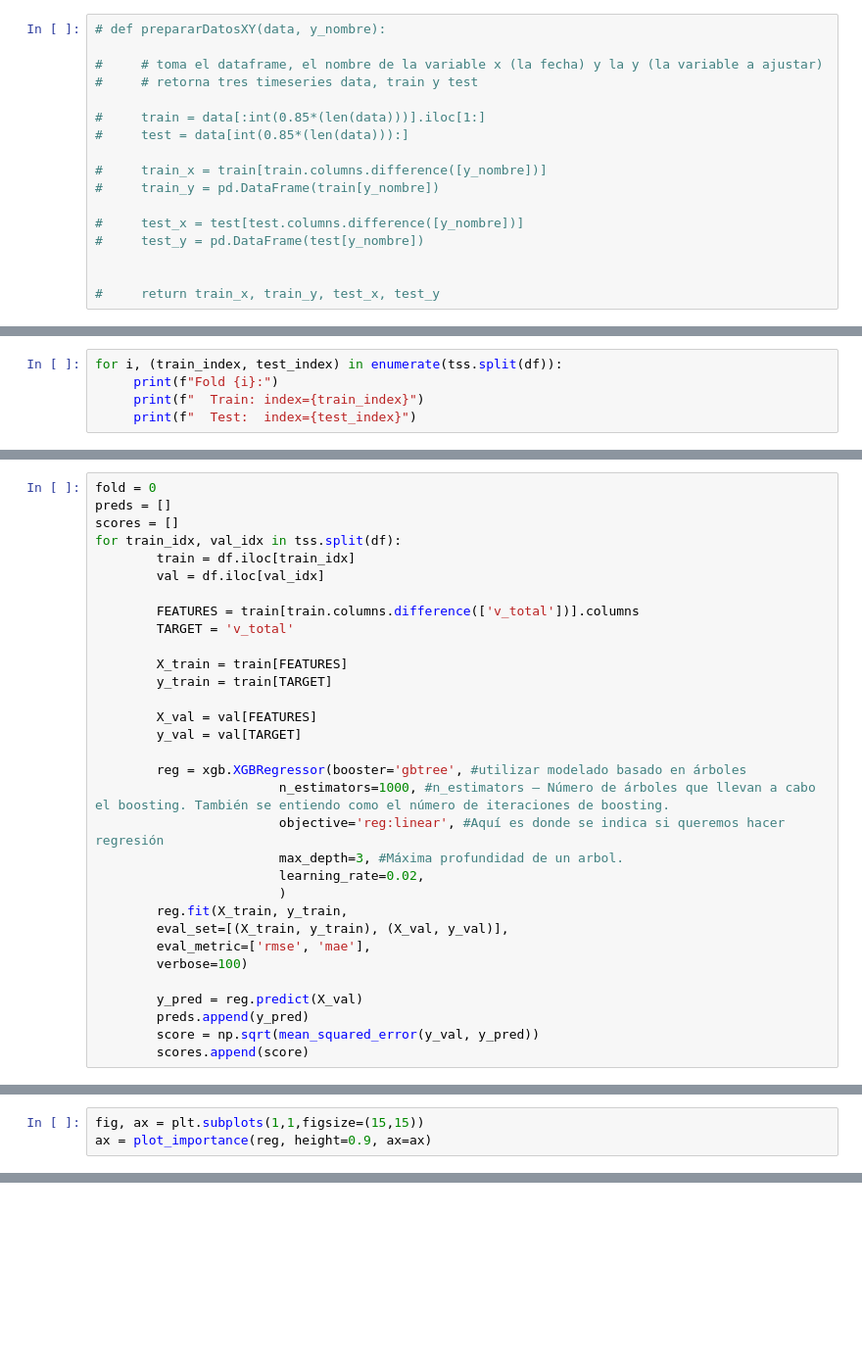
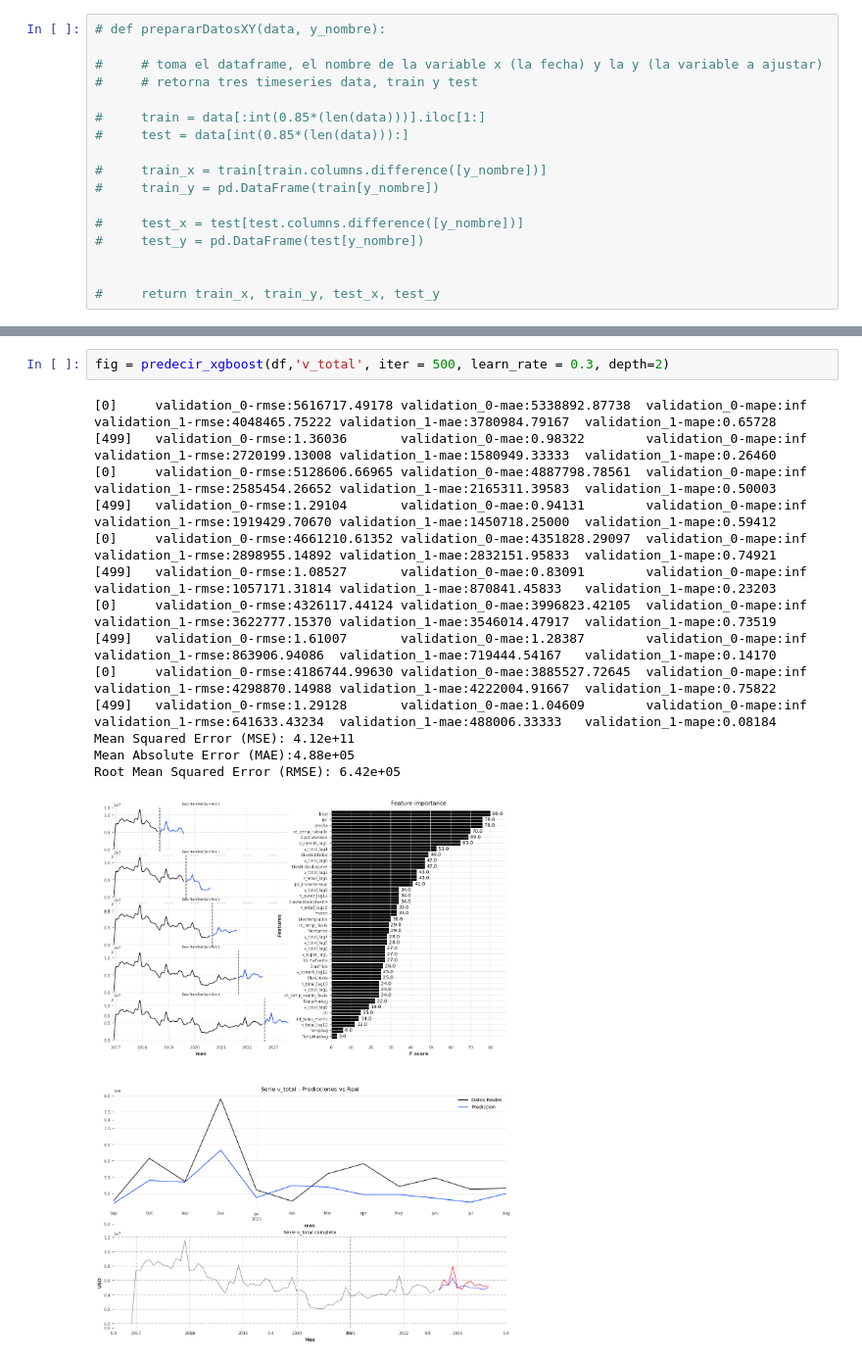
Before and after one commit to waldof86/AST, a Jupyter notebook: TP2/TP2 XGBoost.ipynb, the cells around one changed output, grey strips where cells are left out. Shown at 98% size. Cells and saved outputs as stored; diff of their text form; blank space fills up the shorter version.

Commit message:
xgboost en un solo chart

```diff
--- a/TP2/TP2 XGBoost.ipynb
+++ b/TP2/TP2 XGBoost.ipynb
@@ -87,5 +42,0 @@ plt.show()
-# %%
-for i, (train_index, test_index) in enumerate(tss.split(df)):
-     print(f"Fold {i}:")
-     print(f"  Train: index={train_index}")
-     print(f"  Test:  index={test_index}")
@@ -115,32 +42,0 @@ Fold 3:
-# %%
-fold = 0
-preds = []
-scores = []
-for train_idx, val_idx in tss.split(df):
-        train = df.iloc[train_idx]
-        val = df.iloc[val_idx]
-
-        FEATURES = train[train.columns.difference(['v_total'])].columns
-        TARGET = 'v_total'
-
-        X_train = train[FEATURES]
-        y_train = train[TARGET]
-
-        X_val = val[FEATURES]
-        y_val = val[TARGET]
-
-        reg = xgb.XGBRegressor(booster='gbtree', #utilizar modelado basado en árboles
-                        n_estimators=1000, #n_estimators – Número de árboles que llevan a cabo el boosting. También se entiendo como el número de iteraciones de boosting.
-                        objective='reg:linear', #Aquí es donde se indica si queremos hacer regresión
-                        max_depth=3, #Máxima profundidad de un arbol.
-                        learning_rate=0.02,
-                        )
-        reg.fit(X_train, y_train,
-        eval_set=[(X_train, y_train), (X_val, y_val)],
-        eval_metric=['rmse', 'mae'],
-        verbose=100)
-
-        y_pred = reg.predict(X_val)
-        preds.append(y_pred)
-        score = np.sqrt(mean_squared_error(y_val, y_pred))
-        scores.append(score)
@@ -171,3 +42,0 @@ Fold scores:[2738131.6314811152, 1823619.5974592105, 1165367.7342356993, 837394.
-# %%
-fig, ax = plt.subplots(1,1,figsize=(15,15))
-ax = plot_importance(reg, height=0.9, ax=ax)
@@ -211,0 +275,17 @@ Root Mean Squared Error (RMSE): 6.82e+05
+# %%
+fig = predecir_xgboost(df,'v_total', iter = 500, learn_rate = 0.3, depth=2)
+# %% [output]
+[0]     validation_0-rmse:5616717.49178 validation_0-mae:5338892.87738  validation_0-mape:inf   validation_1-rmse:4048465.75222 validation_1-mae:3780984.79167  validation_1-mape:0.65728
+[499]   validation_0-rmse:1.36036       validation_0-mae:0.98322        validation_0-mape:inf   validation_1-rmse:2720199.13008 validation_1-mae:1580949.33333  validation_1-mape:0.26460
+[0]     validation_0-rmse:5128606.66965 validation_0-mae:4887798.78561  validation_0-mape:inf   validation_1-rmse:2585454.26652 validation_1-mae:2165311.39583  validation_1-mape:0.50003
+[499]   validation_0-rmse:1.29104       validation_0-mae:0.94131        validation_0-mape:inf   validation_1-rmse:1919429.70670 validation_1-mae:1450718.25000  validation_1-mape:0.59412
+[0]     validation_0-rmse:4661210.61352 validation_0-mae:4351828.29097  validation_0-mape:inf   validation_1-rmse:2898955.14892 validation_1-mae:2832151.95833  validation_1-mape:0.74921
+[499]   validation_0-rmse:1.08527       validation_0-mae:0.83091        validation_0-mape:inf   validation_1-rmse:1057171.31814 validation_1-mae:870841.45833   validation_1-mape:0.23203
+[0]     validation_0-rmse:4326117.44124 validation_0-mae:3996823.42105  validation_0-mape:inf   validation_1-rmse:3622777.15370 validation_1-mae:3546014.47917  validation_1-mape:0.73519
+[499]   validation_0-rmse:1.61007       validation_0-mae:1.28387        validation_0-mape:inf   validation_1-rmse:863906.94086  validation_1-mae:719444.54167   validation_1-mape:0.14170
+[0]     validation_0-rmse:4186744.99630 validation_0-mae:3885527.72645  validation_0-mape:inf   validation_1-rmse:4298870.14988 validation_1-mae:4222004.91667  validation_1-mape:0.75822
+[499]   validation_0-rmse:1.29128       validation_0-mae:1.04609        validation_0-mape:inf   validation_1-rmse:641633.43234  validation_1-mae:488006.33333   validation_1-mape:0.08184
+Mean Squared Error (MSE): 4.12e+11
+Mean Absolute Error (MAE):4.88e+05
+Root Mean Squared Error (RMSE): 6.42e+05
+[figure, added]
```
Also changed, not shown: parts of 20 cells of this notebook.
